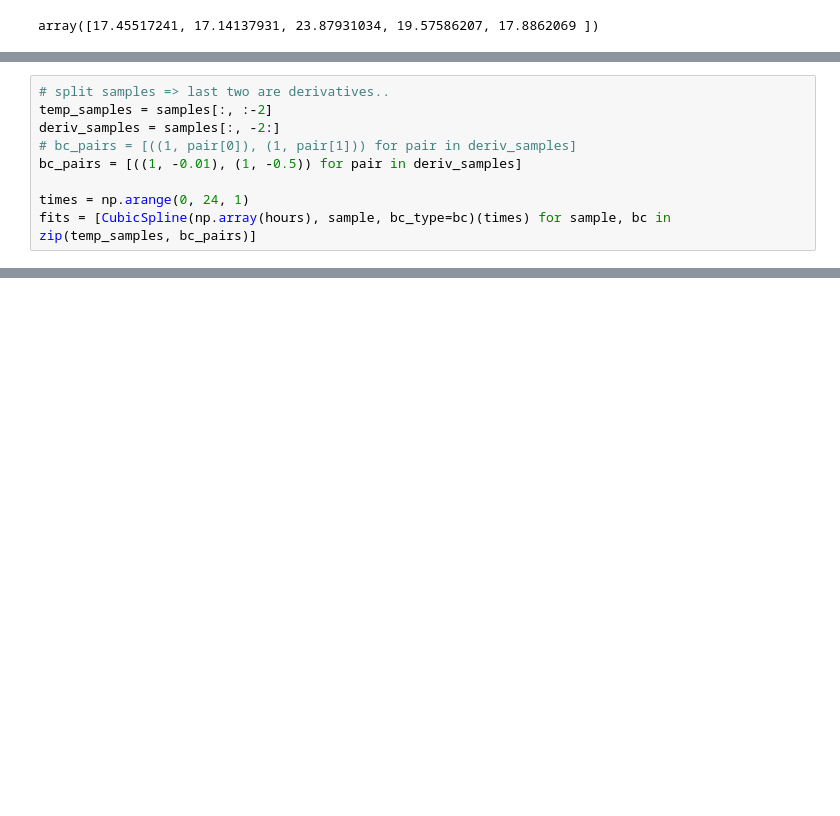
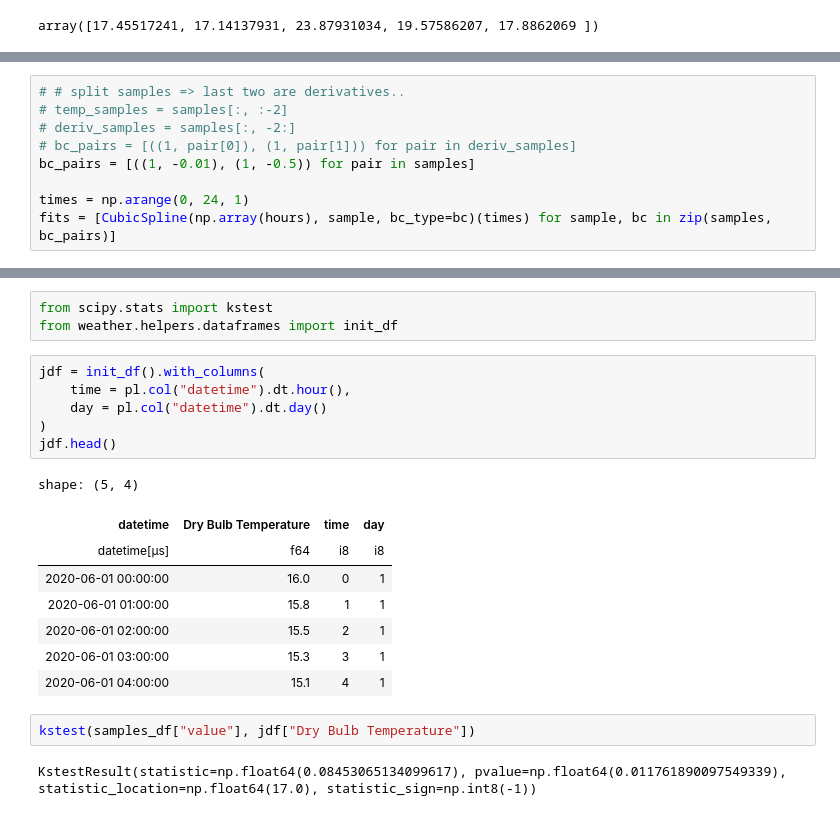
Before and after one commit to juliet29/weather, a Jupyter notebook: notebooks/04_temp_fit.ipynb, the cells around one changed output, grey strips where cells are left out. Cells and saved outputs as stored; diff of their text form; blank space fills up the shorter version.

```diff
--- a/notebooks/04_temp_fit.ipynb
+++ b/notebooks/04_temp_fit.ipynb
@@ -125,12 +121,12 @@ array([[16.31257934, 15.7031034 , 22.36402435, 18.12159562, 16.54505199,
 # %%
-# split samples => last two are derivatives..
-temp_samples = samples[:, :-2]
-deriv_samples = samples[:, -2:]
+# # split samples => last two are derivatives..
+# temp_samples = samples[:, :-2]
+# deriv_samples = samples[:, -2:]
 # bc_pairs = [((1, pair[0]), (1, pair[1])) for pair in deriv_samples]
-bc_pairs = [((1, -0.01), (1, -0.5)) for pair in deriv_samples]
+bc_pairs = [((1, -0.01), (1, -0.5)) for pair in samples]
 
 times = np.arange(0, 24, 1)
-fits = [CubicSpline(np.array(hours), sample, bc_type=bc)(times) for sample, bc in zip(temp_samples, bc_pairs)]
+fits = [CubicSpline(np.array(hours), sample, bc_type=bc)(times) for sample, bc in zip(samples, bc_pairs)]
 # %%
 samples_df = pl.DataFrame(data=fits).insert_column(0, pl.Series("time", times)).unpivot(index="time")
 
@@ -141,3 +137,25 @@ alt.Chart(samples_df).mark_line().encode(
 )
 # %% [output]
 [interactive output not drawn]
+# %%
+from scipy.stats import kstest
+from weather.helpers.dataframes import init_df
+# %%
+jdf = init_df().with_columns(
+    time = pl.col("datetime").dt.hour(),
+    day = pl.col("datetime").dt.day()
+)
+jdf.head()
+# %% [output]
+shape: (5, 4)
+| datetime | Dry Bulb Temperature | time | day |
+| datetime[μs] | f64 | i8 | i8 |
+| 2020-06-01 00:00:00 | 16.0 | 0 | 1 |
+| 2020-06-01 01:00:00 | 15.8 | 1 | 1 |
+| 2020-06-01 02:00:00 | 15.5 | 2 | 1 |
+| 2020-06-01 03:00:00 | 15.3 | 3 | 1 |
+| 2020-06-01 04:00:00 | 15.1 | 4 | 1 |
+# %%
+kstest(samples_df["value"], jdf["Dry Bulb Temperature"])
+# %% [output]
+KstestResult(statistic=np.float64(0.08453065134099617), pvalue=np.float64(0.011761890097549339), statistic_location=np.float64(17.0), statistic_sign=np.int8(-1))
```
Also changed, not shown: parts of 3 cells of this notebook, 18 other files.
